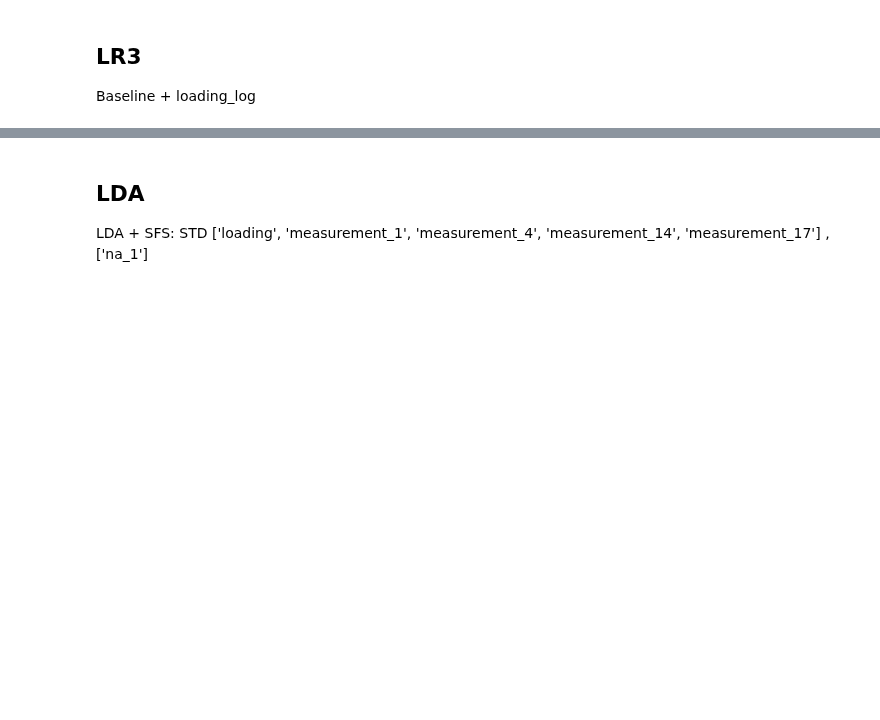
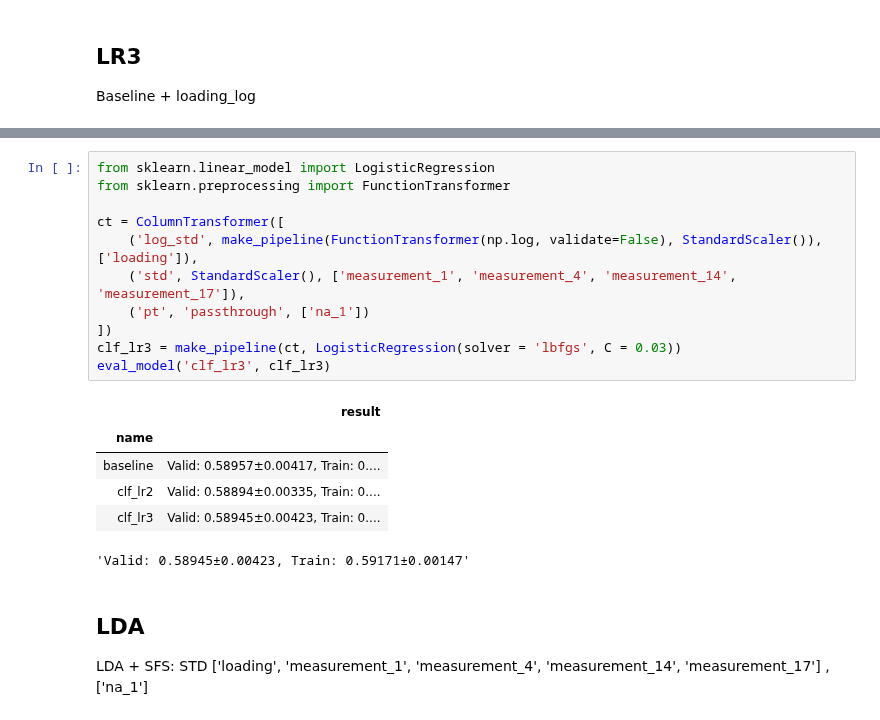
Before and after one commit to ok3/DS_lv3_2505_1, a Jupyter notebook: sec_ds_lv3_prob1_kaggle.ipynb, the cells around one changed output, grey strips where cells are left out. Saved outputs shown, nothing was run; the diff lists cells and outputs as text; blank space fills up the shorter version.

```diff
--- a/sec_ds_lv3_prob1_kaggle.ipynb
+++ b/sec_ds_lv3_prob1_kaggle.ipynb
@@ -320,3 +402,21 @@ Baseline + loading_log
+# %%
+from sklearn.linear_model import LogisticRegression
+from sklearn.preprocessing import FunctionTransformer
+
+ct = ColumnTransformer([
+    ('log_std', make_pipeline(FunctionTransformer(np.log, validate=False), StandardScaler()), ['loading']),
+    ('std', StandardScaler(), ['measurement_1', 'measurement_4', 'measurement_14', 'measurement_17']),
+    ('pt', 'passthrough', ['na_1'])
+])
+clf_lr3 = make_pipeline(ct, LogisticRegression(solver = 'lbfgs', C = 0.03))
+eval_model('clf_lr3', clf_lr3)
+# %% [output]
+|  | result |
+| name |  |
+| baseline | Valid: 0.58957±0.00417, Train: 0.... |
+| clf_lr2 | Valid: 0.58894±0.00335, Train: 0.... |
+| clf_lr3 | Valid: 0.58945±0.00423, Train: 0.... |
+'Valid: 0.58945±0.00423, Train: 0.59171±0.00147'
 # %% [markdown]
 ## LDA
 
```
Also changed, not shown: parts of 12 cells of this notebook.
